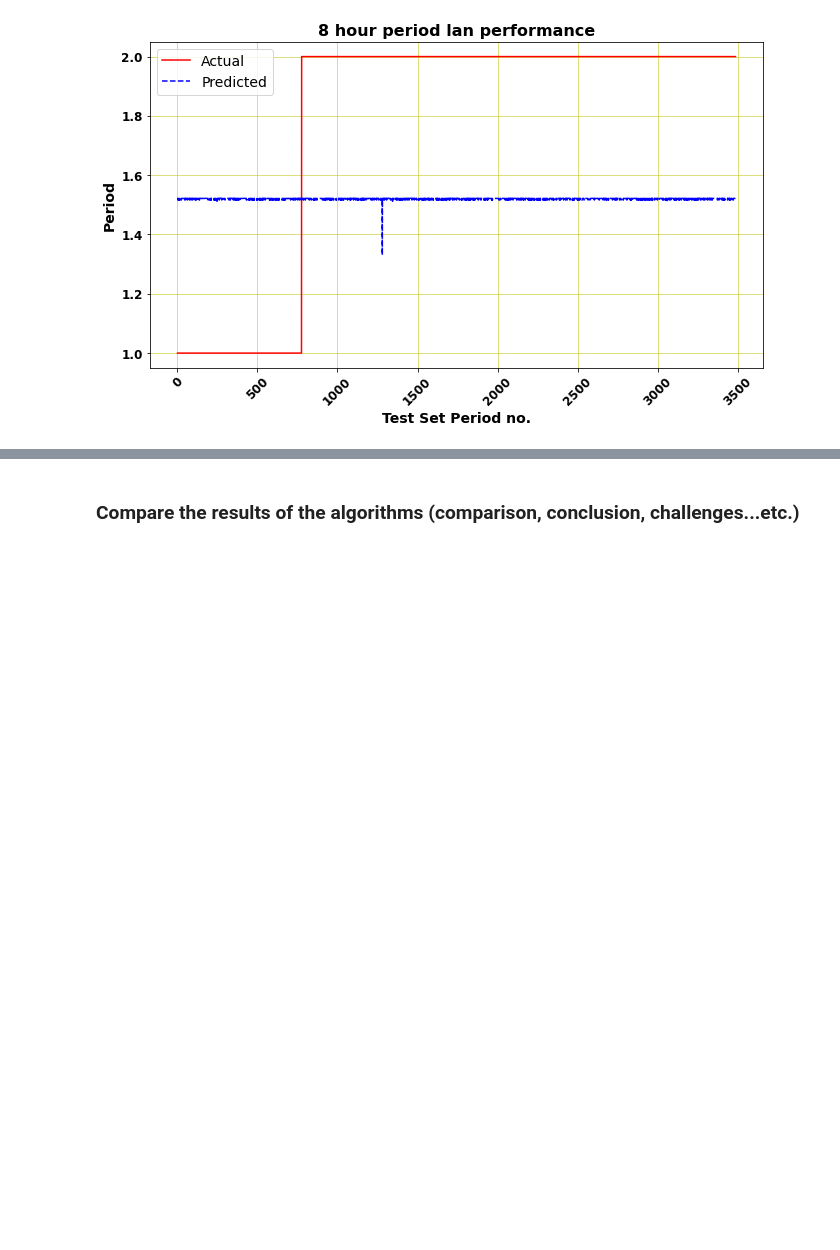
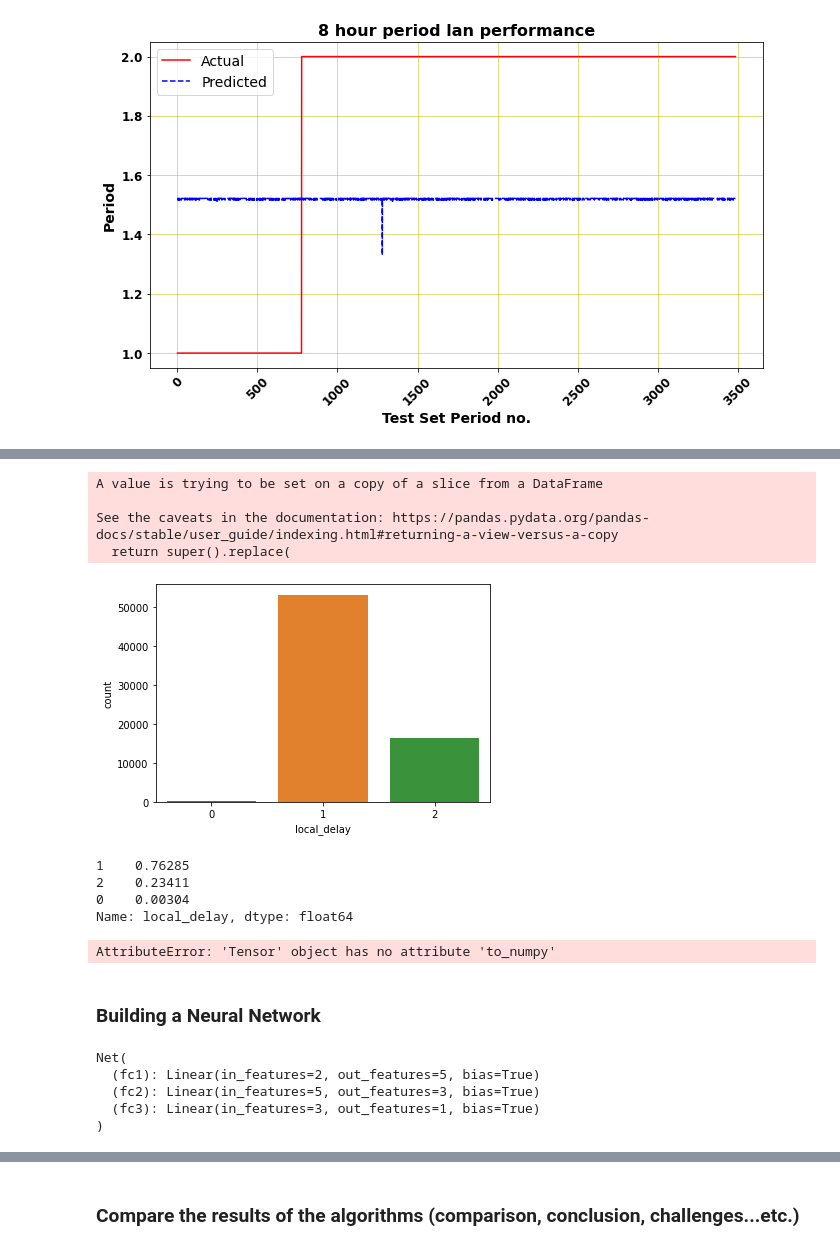
Before and after one commit to ViphuKN/INST414-Final-Project, a Jupyter notebook: final_project_eth-local.ipynb, the cells around one changed output, grey strips where cells are left out. Cells and saved outputs as stored; diff of their text form; code cells hidden in the pictures; blank space fills up the shorter version.

Commit message:
Pasted my work onto the local and remote notebooks

```diff
--- a/final_project_eth-local.ipynb
+++ b/final_project_eth-local.ipynb
@@ -523,0 +507,3 @@ plt.show()
+# %%
+df4 = df2.copy()
+df4
@@ -523,0 +524,4 @@ plt.show()
+# %%
+cols = ['local_avg', 'remote_avg', 'local_delay']
+df4 = df4[cols]
+df4
@@ -523,0 +542,21 @@ plt.show()
+# %%
+# Converting the small, medium, and large to [0, 1, 2]
+df4['local_delay'].replace({'Small': 0, 'Medium': 1, 'Large': 2}, inplace = True)
+# %% [output]
+A value is trying to be set on a copy of a slice from a DataFrame
+
+See the caveats in the documentation: https://pandas.pydata.org/pandas-docs/stable/user_guide/indexing.html#returning-a-view-versus-a-copy
+  return super().replace(
+# %%
+# To display the histogram of how often the response time is for the local delay input network
+sns.countplot(df4.local_delay);
+# %% [output]
+[figure, added]
+# %%
+# To look at the percentage of how much impact is the response time for local delay
+df4.local_delay.value_counts() / df4.shape[0]
+# %% [output]
+1    0.76285
+2    0.23411
+0    0.00304
+Name: local_delay, dtype: float64
@@ -523,0 +569,34 @@ plt.show()
+# %%
+# Convert all of it to Tensors (so we can use it with PyTorch)
+X_train = torch.from_numpy(X_train.to_numpy()).float()
+y_train = torch.squeeze(torch.from_numpy(y_train.to_numpy()).float())
+X_test = torch.from_numpy(X_test.to_numpy()).float()
+y_test = torch.squeeze(torch.from_numpy(y_test.to_numpy()).float())
+
+print(X_train.shape, y_train.shape)
+print(X_test.shape, y_test.shape)
+# %% [output]
+AttributeError: 'Tensor' object has no attribute 'to_numpy'
+# %% [markdown]
+### Building a Neural Network
+# %%
+class Net(nn.Module):
+  def __init__(self, n_features):
+    super(Net, self).__init__()
+    self.fc1 = nn.Linear(n_features, 5)
+    self.fc2 = nn.Linear(5, 3)
+    self.fc3 = nn.Linear(3, 1)
+
+  def forward(self, x):
+    x = F.relu(self.fc1(x))
+    x = F.relu(self.fc2(x))
+    return torch.sigmoid(self.fc3(x))
+
+net = Net(X_train.shape[1])
+net
+# %% [output]
+Net(
+  (fc1): Linear(in_features=2, out_features=5, bias=True)
+  (fc2): Linear(in_features=5, out_features=3, bias=True)
+  (fc3): Linear(in_features=3, out_features=1, bias=True)
+)
```
Also changed, not shown: parts of 17 cells of this notebook, 3 other files.
